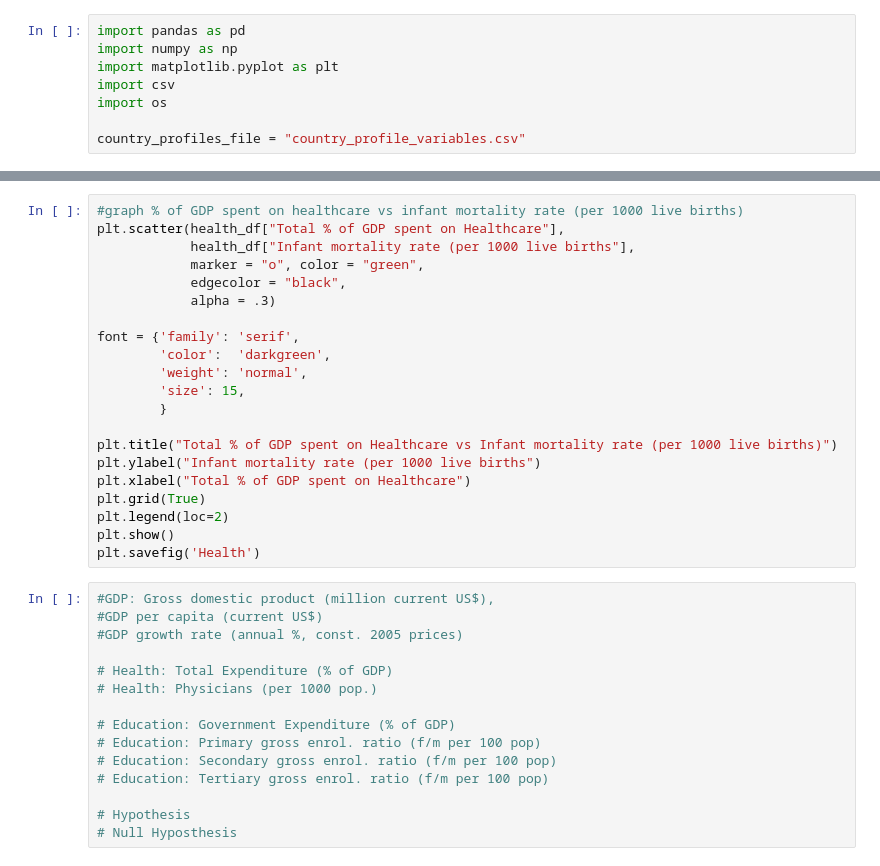
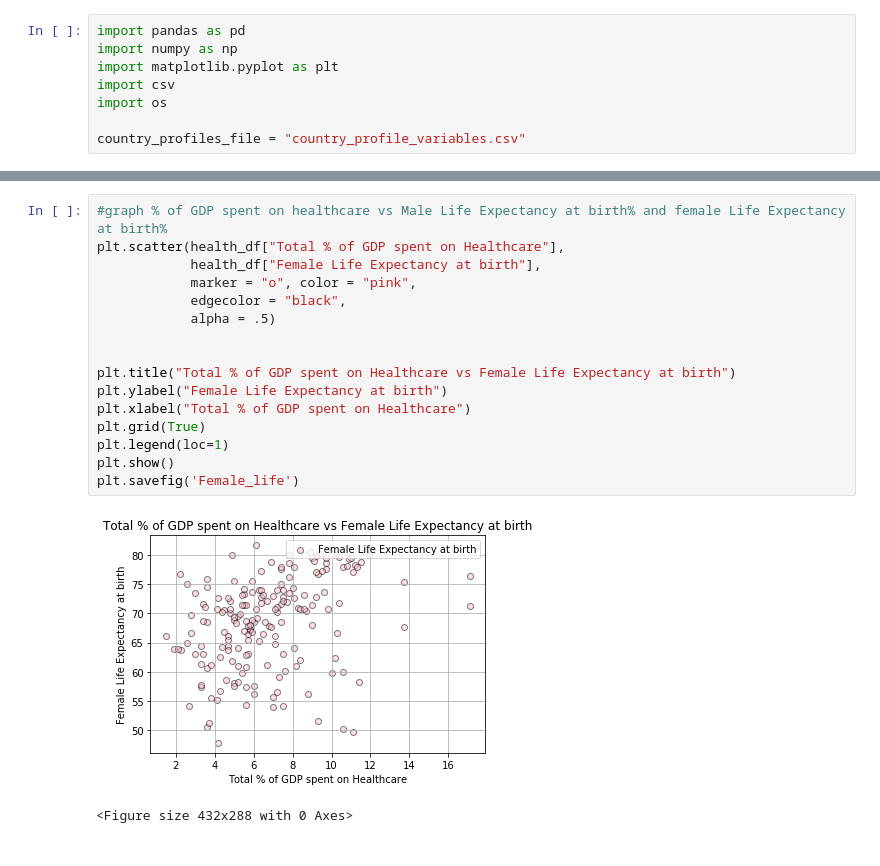
Before and after one commit to Data-Analytics-Project-Group/Visualizing-World-Economic-Trends, a Jupyter notebook: Visualizing World Economic Trends.ipynb, the cells around one changed output, grey strips where cells are left out. Drawn from its saved outputs; the diff is of its cells as text.

```diff
--- a/Visualizing World Economic Trends.ipynb
+++ b/Visualizing World Economic Trends.ipynb
@@ -75,36 +137,19 @@ health_df.head()
 # %%
-#graph % of GDP spent on healthcare vs infant mortality rate (per 1000 live births)
+#graph % of GDP spent on healthcare vs Male Life Expectancy at birth% and female Life Expectancy at birth%
 plt.scatter(health_df["Total % of GDP spent on Healthcare"],
-            health_df["Infant mortality rate (per 1000 live births"],
-            marker = "o", color = "green",
+            health_df["Female Life Expectancy at birth"],
+            marker = "o", color = "pink",
             edgecolor = "black",
-            alpha = .3)
+            alpha = .5)
 
-font = {'family': 'serif',
-        'color':  'darkgreen',
-        'weight': 'normal',
-        'size': 15,
-        }
 
-plt.title("Total % of GDP spent on Healthcare vs Infant mortality rate (per 1000 live births)")
-plt.ylabel("Infant mortality rate (per 1000 live births")
+plt.title("Total % of GDP spent on Healthcare vs Female Life Expectancy at birth")
+plt.ylabel("Female Life Expectancy at birth")
 plt.xlabel("Total % of GDP spent on Healthcare")
 plt.grid(True)
-plt.legend(loc=2)
+plt.legend(loc=1)
 plt.show()
-plt.savefig('Health')
+plt.savefig('Female_life')
+# %% [output]
+[figure, added]
+<Figure size 432x288 with 0 Axes>
-# %%
-#GDP: Gross domestic product (million current US$),
-#GDP per capita (current US$)
-#GDP growth rate (annual %, const. 2005 prices)
-
-# Health: Total Expenditure (% of GDP)
-# Health: Physicians (per 1000 pop.)
-
-# Education: Government Expenditure (% of GDP)
-# Education: Primary gross enrol. ratio (f/m per 100 pop)
-# Education: Secondary gross enrol. ratio (f/m per 100 pop)
-# Education: Tertiary gross enrol. ratio (f/m per 100 pop)
-
-# Hypothesis
-# Null Hyposthesis
```
Also changed, not shown: parts of 14 cells of this notebook.
